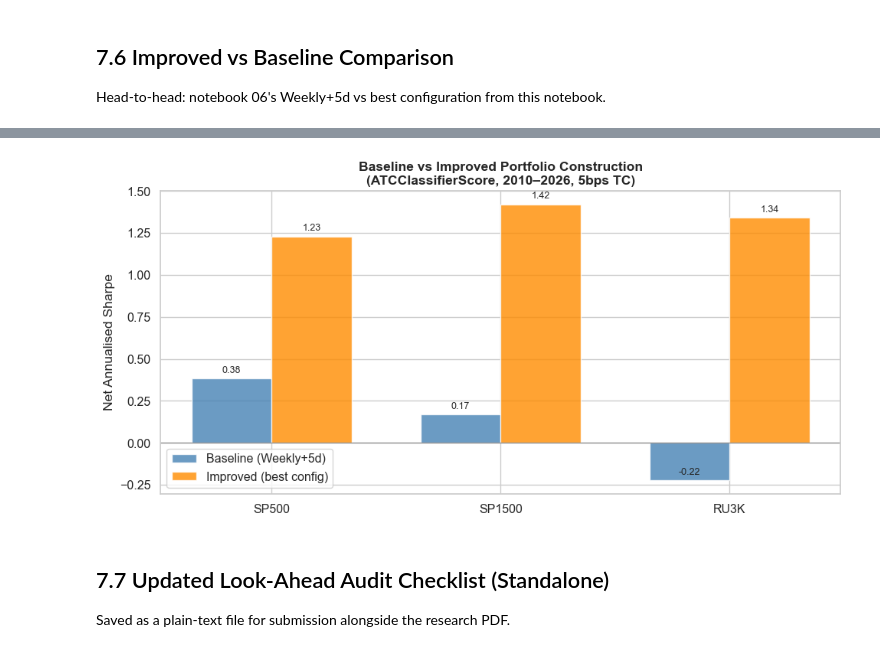
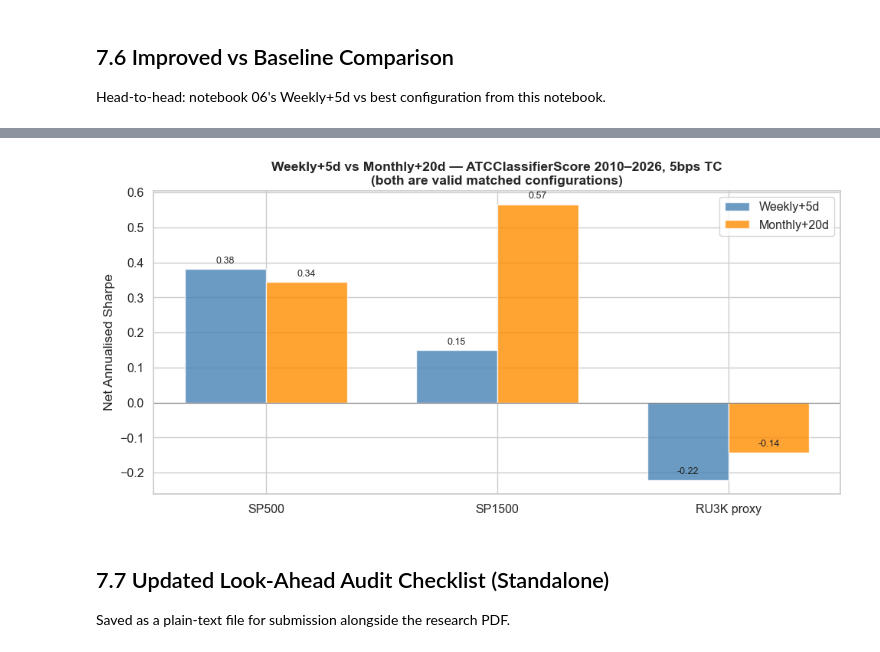
Before and after one commit to ItachiUchiha729/NLP_FinalProject_ATC_Backtest, a Jupyter notebook: notebooks/07_horizon_sensitivity.ipynb, the cells around one changed output, grey strips where cells are left out. Drawn from its saved outputs; the diff is of its cells as text; code cells hidden in the pictures.

```diff
--- a/notebooks/07_horizon_sensitivity.ipynb
+++ b/notebooks/07_horizon_sensitivity.ipynb
@@ -192,10 +214,9 @@ RU3K: best = Weekly + 20d  Net Sharpe = 1.342
 # %%
 fig, axes = plt.subplots(2, 3, figsize=(18, 9))
 
-for col_idx, univ_label in enumerate(['SP500', 'SP1500', 'RU3K']):
-    cfg  = best_configs[univ_label]
-    freq, ppy = FREQ_MAP[cfg['Cadence']]
-    h    = H_MAP[cfg['Horizon']]
+for col_idx, univ_label in enumerate(['SP500', 'SP1500', 'RU3K proxy']):
+    cfg_label = best_configs[univ_label]['Config']
+    freq, ppy, h = FREQ_MAP[cfg_label]
     univ = UNIV_TO_COL[univ_label]
 
     try:
@@ -204,17 +225,14 @@ for col_idx, univ_label in enumerate(['SP500', 'SP1500', 'RU3K']):
         cum_net   = (1 + ret_df['net_ls']).cumprod() - 1
         net_sh    = sharpe(ret_df['net_ls'], ppy)
 
-        # Cumulative return
         ax = axes[0, col_idx]
         ax.plot(dates, cum_net * 100, 'steelblue', lw=1.8)
         ax.fill_between(dates, 0, cum_net * 100, where=cum_net > 0, alpha=0.15, color='green')
         ax.fill_between(dates, 0, cum_net * 100, where=cum_net < 0, alpha=0.15, color='red')
         ax.axhline(0, color='grey', lw=0.6)
-        ax.set_title(f'{univ_label} — {cfg["Cadence"]} + {cfg["Horizon"]}\n'
-                     f'Net Sharpe = {net_sh:.2f}', fontweight='bold')
+        ax.set_title(f'{univ_label} — {cfg_label}\nNet Sharpe = {net_sh:.2f}', fontweight='bold')
         ax.set_ylabel('Cumulative Return (%)')
 
-        # Drawdown
         ax = axes[1, col_idx]
         cumval = 1 + cum_net
         peak   = cumval.expanding().max()
@@ -228,7 +246,7 @@ for col_idx, univ_label in enumerate(['SP500', 'SP1500', 'RU3K']):
             axes[r, col_idx].text(0.5, 0.5, f'Error: {e}', ha='center', va='center',
                                   transform=axes[r, col_idx].transAxes)
 
-fig.suptitle('Best Horizon+Cadence per Universe — ATCClassifierScore, 2010–2026, 5bps TC',
+fig.suptitle('Best Matched Config per Universe — ATCClassifierScore, 2010–2026, 5bps TC',
              fontsize=13, fontweight='bold')
 plt.tight_layout()
 plt.savefig(FIG_DIR / 'best_horizon_equity_curves.png', dpi=150, bbox_inches='tight')
@@ -349,66 +366,46 @@ SP500           120.0        120.0       120.0       520.0       520.0      520.
 
 Head-to-head: notebook 06's Weekly+5d vs best configuration from this notebook.
 # %%
-print('=== BASELINE (Weekly + 5d, ATCClassifierScore, feat_df) ===')
-baseline_rows = []
-for univ_label in ['SP500', 'SP1500', 'RU3K']:
+print('=== Weekly+5d vs Monthly+20d (both matched, 2010–2026) ===')
+compare_rows = []
+for univ_label in ['SP500', 'SP1500', 'RU3K proxy']:
     univ = UNIV_TO_COL[univ_label]
-    try:
-        ret_df, trn_df = simulate_portfolio(feat_df, SIGNAL, univ, 'W', 5)
-        sh    = sharpe(ret_df['net_ls'], 52)
-        sh_gr = sharpe(ret_df['gross_ls'], 52)
-        baseline_rows.append({'Universe': univ_label, 'Config': 'Weekly+5d (baseline)',
-                               'Gross Sharpe': round(sh_gr,3), 'Net Sharpe': round(sh,3)})
-    except Exception as e:
-        baseline_rows.append({'Universe': univ_label, 'Config': 'Weekly+5d', 'Net Sharpe': 'err'})
+    for cfg_label, (freq, ppy, h) in FREQ_MAP.items():
+        try:
+            ret_df, _ = simulate_portfolio(feat_df, SIGNAL, univ, freq, h)
+            sh    = sharpe(ret_df['net_ls'],   ppy)
+            sh_gr = sharpe(ret_df['gross_ls'], ppy)
+            compare_rows.append({'Universe': univ_label, 'Config': cfg_label,
+                                  'Gross Sharpe': round(sh_gr,3), 'Net Sharpe': round(sh,3)})
+        except:
+            pass
 
-print('=== IMPROVED (best config per universe) ===')
-improved_rows = []
-for univ_label in ['SP500', 'SP1500', 'RU3K']:
-    cfg  = best_configs[univ_label]
-    freq, ppy = FREQ_MAP[cfg['Cadence']]
-    h    = H_MAP[cfg['Horizon']]
-    univ = UNIV_TO_COL[univ_label]
-    try:
-        ret_df, _ = simulate_portfolio(feat_df, SIGNAL, univ, freq, h)
-        sh    = sharpe(ret_df['net_ls'], ppy)
-        sh_gr = sharpe(ret_df['gross_ls'], ppy)
-        improved_rows.append({'Universe': univ_label,
-                               'Config': f'{cfg["Cadence"]}+{cfg["Horizon"]} (improved)',
-                               'Gross Sharpe': round(sh_gr,3), 'Net Sharpe': round(sh,3)})
-    except Exception as e:
-        improved_rows.append({'Universe': univ_label, 'Config': 'improved', 'Net Sharpe': 'err'})
+cmp = pd.DataFrame(compare_rows)
+print(cmp.to_string(index=False))
 
-compare_df = pd.concat([pd.DataFrame(baseline_rows), pd.DataFrame(improved_rows)], ignore_index=True)
-print(compare_df.to_string(index=False))
+# Bar chart
+fig, ax = plt.subplots(figsize=(10, 5))
+x = np.arange(3)
+w = 0.35
+colors_cfg = ['steelblue', 'darkorange']
 
-# Bar chart comparison
-fig, ax = plt.subplots(figsize=(10, 5))
-univs   = ['SP500', 'SP1500', 'RU3K']
-x       = np.arange(len(univs))
-w       = 0.35
-
-base_vals  = [compare_df[(compare_df['Universe']==u) &
-               compare_df['Config'].str.contains('baseline')]['Net Sharpe'].values[0]
-              for u in univs]
-impr_vals  = [compare_df[(compare_df['Universe']==u) &
-               compare_df['Config'].str.contains('improved')]['Net Sharpe'].values[0]
-              for u in univs]
-
-bars1 = ax.bar(x - w/2, base_vals, w, label='Baseline (Weekly+5d)', color='steelblue', alpha=0.8)
-bars2 = ax.bar(x + w/2, impr_vals, w, label='Improved (best config)', color='darkorange', alpha=0.8)
-
-for bar in bars1 + bars2:
-    h_val = bar.get_height()
-    ax.text(bar.get_x() + bar.get_width()/2, h_val + 0.02, f'{h_val:.2f}',
-            ha='center', va='bottom', fontsize=9)
+for i, (cfg_label, color) in enumerate(zip(FREQ_MAP.keys(), colors_cfg)):
+    sub  = cmp[cmp['Config'] == cfg_label]
+    vals = [sub[sub['Universe'] == u]['Net Sharpe'].values[0]
+            if len(sub[sub['Universe'] == u]) else np.nan
+            for u in ['SP500', 'SP1500', 'RU3K proxy']]
+    bars = ax.bar(x + (i - 0.5)*w, vals, w, label=cfg_label, color=color, alpha=0.8)
+    for bar, v in zip(bars, vals):
+        if not np.isnan(v):
+            ax.text(bar.get_x() + bar.get_width()/2, v + 0.01,
+                    f'{v:.2f}', ha='center', va='bottom', fontsize=9)
 
 ax.axhline(0, color='grey', lw=0.8)
 ax.set_xticks(x)
-ax.set_xticklabels(univs)
+ax.set_xticklabels(['SP500', 'SP1500', 'RU3K proxy'])
 ax.set_ylabel('Net Annualised Sharpe')
-ax.set_title('Baseline vs Improved Portfolio Construction\n'
-             '(ATCClassifierScore, 2010–2026, 5bps TC)', fontweight='bold')
+ax.set_title('Weekly+5d vs Monthly+20d — ATCClassifierScore 2010–2026, 5bps TC\n'
+             '(both are valid matched configurations)', fontweight='bold')
 ax.legend()
 plt.tight_layout()
 plt.savefig(FIG_DIR / 'baseline_vs_improved.png', dpi=150, bbox_inches='tight')
@@ -426,4 +422,4 @@ Universe                Config  Gross Sharpe  Net Sharpe
-[figure, old version]
+[figure, new version]
 # %% [markdown]
 ## 7.7 Updated Look-Ahead Audit Checklist (Standalone)
 
```
Also changed, not shown: parts of 10 cells of this notebook, 7 other files.
